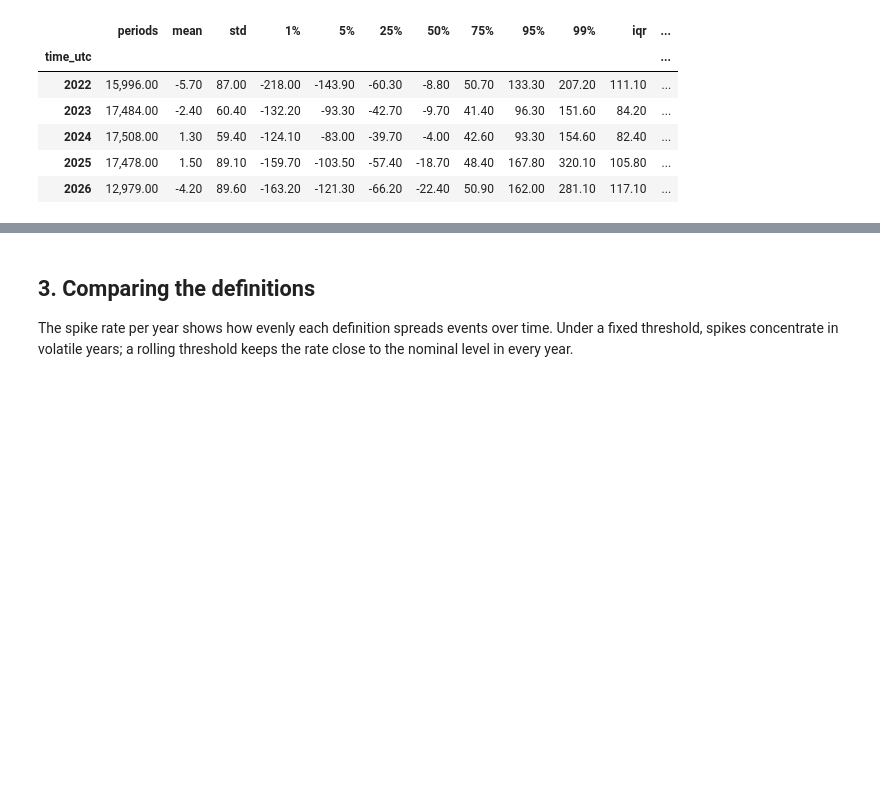
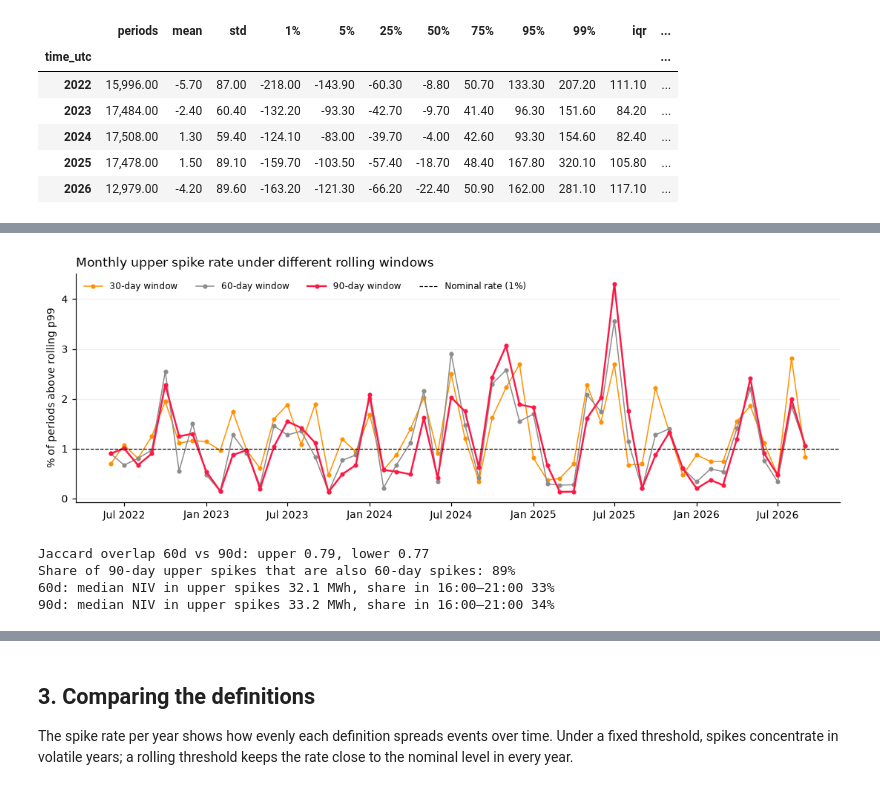
Before and after one commit to finn0connor/foc-masters-thesis, a Jupyter notebook: notebooks/00_data_overview.ipynb, the cells around one changed output, grey strips where cells are left out. Saved outputs shown, nothing was run; the diff lists cells and outputs as text; code cells hidden in the pictures; blank space fills up the shorter version.

```diff
--- a/notebooks/00_data_overview.ipynb
+++ b/notebooks/00_data_overview.ipynb
@@ -174,0 +181,26 @@ PRIMARY = "roll_90d"
+# %%
+WINDOWS = [30, 45, 60, 90, 120, 180]   # days
+EVAL_START = "2022-06-01"
+
+def window_diagnostics(s, days):
+    thr = rolling_thresholds(s, f"{days}D")
+    valid = s.notna() & thr["p99"].notna() & (s.index >= pd.Timestamp(EVAL_START, tz="UTC"))
+    up, down = (s > thr["p99"])[valid], (s < thr["p01"])[valid]
+    month = lambda f: f.groupby(f.index.tz_convert(None).to_period("M")).mean() * 100
+    m_up, m_down = month(up), month(down)
+    daily_p99 = thr["p99"][valid].resample("D").last()
+    return {
+        "periods_above_p99_in_window": round(days * 48 * 0.01),
+        "monthly_rate_dev_upper": (m_up - 1).abs().mean(),
+        "monthly_rate_dev_lower": (m_down - 1).abs().mean(),
+        "worst_month_upper_%": m_up.max(),
+        "worst_month_lower_%": m_down.max(),
+        "p99_daily_change_p95_eur": daily_p99.diff().abs().quantile(0.95),
+    }, m_up
+
+results, monthly_up = {}, {}
+for d in WINDOWS:
+    results[d], monthly_up[d] = window_diagnostics(s, d)
+
+window_table = pd.DataFrame(results).T.rename_axis("window_days")
+window_table.round(2)
@@ -174,0 +216,38 @@ PRIMARY = "roll_90d"
+# %%
+fig, ax = plt.subplots(figsize=(10, 3.5))
+styles = {30: ("#ff9100", 1.0), 60: ("0.55", 1.0), 90: ("#ff1744", 1.6)}
+for d, (colour, lw) in styles.items():
+    m = monthly_up[d]
+    ax.plot(m.index.to_timestamp(), m.values, color=colour, lw=lw, marker="o", ms=3, label=f"{d}-day window")
+ax.axhline(1, color="black", lw=0.8, ls="--", label="Nominal rate (1%)")
+ax.set_ylabel("% of periods above rolling p99")
+ax.xaxis.set_major_locator(mdates.MonthLocator(bymonth=[1, 7]))
+ax.xaxis.set_major_formatter(mdates.DateFormatter("%b %Y"))
+ax.set_title("Monthly upper spike rate under different rolling windows", loc="left")
+ax.legend(ncol=4, fontsize=8)
+finish(fig, "window_choice_monthly_rate")
+# %% [output]
+[figure, added]
+# %%
+def overlap(a, b):
+    a, b = a.dropna().astype(bool), b.dropna().astype(bool)
+    a, b = a.align(b, join="inner")
+    return (a & b).sum() / (a | b).sum()
+
+shared = lambda a, b: (a.fillna(False) & b.fillna(False)).sum() / a.fillna(False).sum()
+
+l60, l90 = labels["roll_60d"], labels["roll_90d"]
+print(f"Jaccard overlap 60d vs 90d: upper {overlap(l60['up_99'], l90['up_99']):.2f}, "
+      f"lower {overlap(l60['down_01'], l90['down_01']):.2f}")
+print(f"Share of 90-day upper spikes that are also 60-day spikes: {shared(l90['up_99'], l60['up_99']):.0%}")
+
+local_hour = lambda f: f[f.fillna(False).astype(bool)].index.tz_convert("Europe/Dublin").hour
+for name, lab in [("60d", l60), ("90d", l90)]:
+    up = lab["up_99"].fillna(False).astype(bool)
+    print(f"{name}: median NIV in upper spikes {df.loc[up, 'niv_mwh'].median():.1f} MWh, "
+          f"share in 16:00–21:00 {local_hour(lab['up_99']).isin(range(16, 21)).mean():.0%}")
+# %% [output]
+Jaccard overlap 60d vs 90d: upper 0.79, lower 0.77
+Share of 90-day upper spikes that are also 60-day spikes: 89%
+60d: median NIV in upper spikes 32.1 MWh, share in 16:00–21:00 33%
+90d: median NIV in upper spikes 33.2 MWh, share in 16:00–21:00 34%
```
Also changed, not shown: parts of 18 cells of this notebook, 1 other file.
